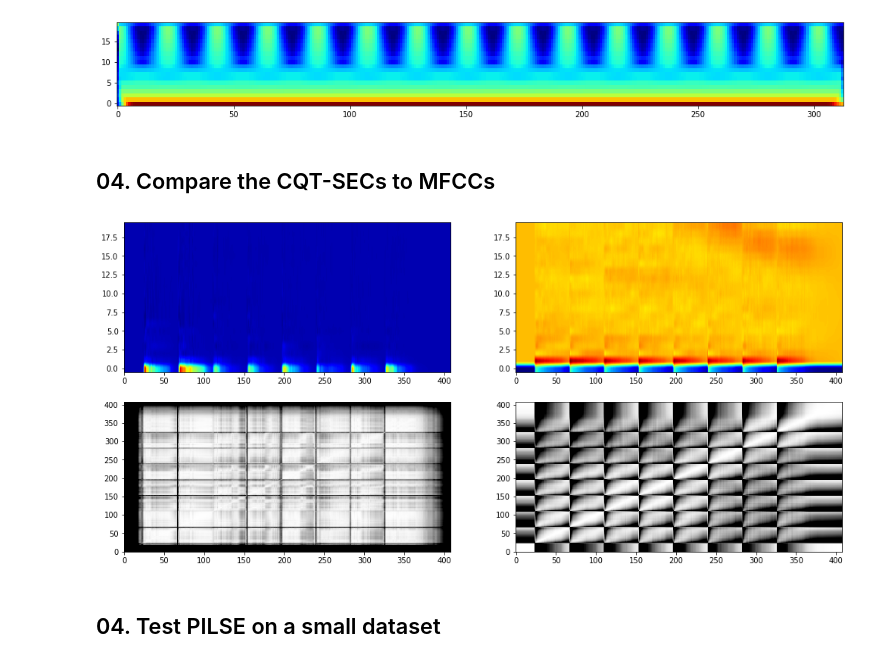
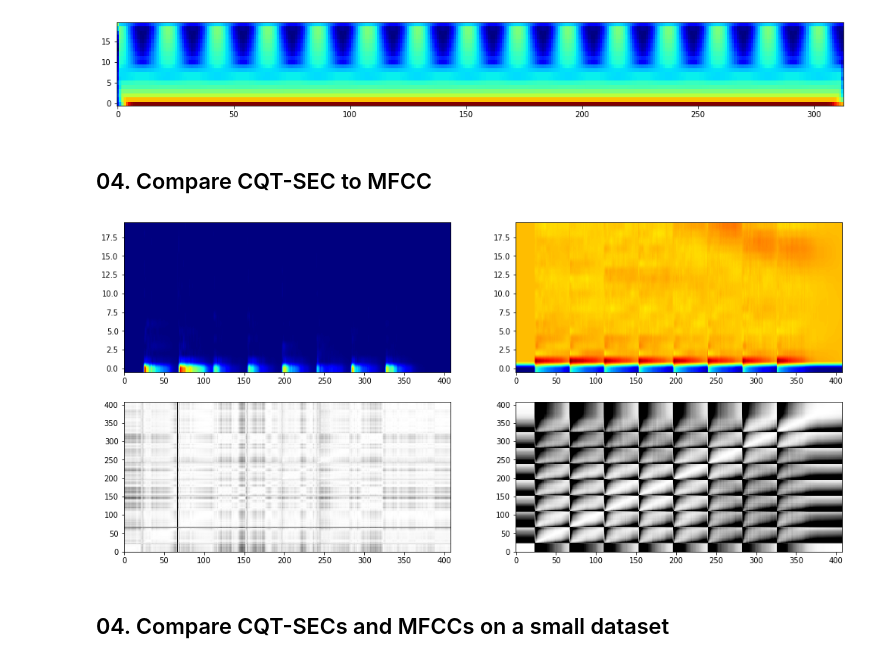
Before and after one commit to zafarrafii/CQHC-Python, a Jupyter notebook: CQT-SEC-Python.ipynb, the cells around one changed output. Drawn from its saved outputs; the diff is of its cells as text; code cells hidden in the pictures.

Commit message:
Doing comparison with MFCCs and CQT-SECs.

```diff
--- a/CQT-SEC-Python.ipynb
+++ b/CQT-SEC-Python.ipynb
@@ -467,7 +467,7 @@ plt.show()
 [figure]
 [figure]
 # %% [markdown]
-## 04. Compare the CQT-SECs to MFCCs
+## 04. Compare CQT-SEC to MFCC
 # %%
 import numpy as np
 import librosa
@@ -488,7 +488,6 @@ def cqtsec(audio_signal, sampling_frequency):
                                          bins_per_octave=octave_resolution))
 
     # Compute the FT of the columns in the CQT-spectrogram and its magnitude
-    number_frequencies = np.shape(cqt_spectrogram)[0]
     ftcqt_spectrogram = np.fft.fft(cqt_spectrogram, 2*number_frequencies-1, axis=0)
     absftcqt_spectrogram = abs(ftcqt_spectrogram)
 
@@ -502,9 +501,10 @@ def cqtsec(audio_signal, sampling_frequency):
                                        axis=0)[0:number_frequencies, :])
 
     # Get the indices of the CQT-SEC and extract them
-    coefficient_indices = np.round(octave_resolution*np.log2(np.arange(1, number_harmonics+1))).astype(int)
+    number_coefficients = 20
+    coefficient_indices = np.round(octave_resolution*np.log2(np.arange(1, number_coefficients+1))).astype(int)
     cqt_sec = cqt_envelope[coefficient_indices, :]
-#     cqt_sec[cqt_sec<0] = 0
+    cqt_sec[cqt_sec<0] = 0
 
     return cqt_sec
 
@@ -521,50 +521,46 @@ def mfcc(audio_signal, sampling_frequency):
 
 
 # Define a function to compute a self-similarity matrix using the cosine similarity
 def ssm(audio_feature):
 
     # Normalize the columns by their Euclidean norm
-    audio_feature0 = audio_feature/(np.sqrt(np.sum(np.power(audio_feature, 2), axis=0))+0.001)
+    audio_feature0 = audio_feature/(np.sqrt(np.sum(np.power(audio_feature, 2), axis=0))+1e-16)
 
     # Multiple the normalized columns with each other
     similarity_matrix = np.matmul(audio_feature0.T, audio_feature0)
 
     return similarity_matrix
 
 
 # Load an audio file with its sampling frequency, and keep only its left channel
-file_path = r"94812__digifishmusic__c4-major-scale-piano.wav"
-# file_path = r"557469__oleviolin__d-scale-violin.wav"
+file_path = r'94812__digifishmusic__c4-major-scale-piano.wav'
+# file_path = r'557469__oleviolin__d-scale-violin.wav'
 sampling_frequency = 16000
 audio_signal, sampling_frequency = librosa.load(file_path, sr=None, mono=True)
 
-# Compute the CQT-SEC
+# Compute the CQT-SECs and the MFCCs
 cqt_sec = cqtsec(audio_signal, sampling_frequency)
-
-# Compute the self-similarity matrix using the cosine similarity
-similarity_matrix = ssm(cqt_sec)
-
-# Compute the MFCCs
 audio_mfcc = mfcc(audio_signal, sampling_frequency)
 
-# Compute the self-similarity matrix using the cosine similarity
+# Compute the self-similarity matrices using the cosine similarity
+similarity_matrix = ssm(cqt_sec)
 similarity_matrix2 = ssm(audio_mfcc)
 
 # Display everything
 plt.figure(figsize=(17, 8))
 plt.subplot(2, 2, 1)
-plt.imshow(cqt_sec, cmap="jet", aspect="auto", origin="lower")
+plt.imshow(cqt_sec, cmap='jet', aspect='auto', origin='lower')
 plt.subplot(2, 2, 2)
-plt.imshow(audio_mfcc, cmap="jet", aspect="auto", origin="lower")
+plt.imshow(audio_mfcc, cmap='jet', aspect='auto', origin='lower')
 plt.subplot(2, 2, 3)
-plt.imshow(similarity_matrix, cmap="gray", aspect="auto", origin="lower", vmin=0.9, vmax=1)
+plt.imshow(similarity_matrix, cmap='gray', aspect='auto', origin='lower', vmin=0.9, vmax=1)
 plt.subplot(2, 2, 4)
-plt.imshow(similarity_matrix2, cmap="gray", aspect="auto", origin="lower", vmin=0.9, vmax=1)
+plt.imshow(similarity_matrix2, cmap='gray', aspect='auto', origin='lower', vmin=0.9, vmax=1)
 plt.show()
 # %% [output]
-[figure, old version]
+[figure, new version]
 # %% [markdown]
-## 04. Test PILSE on a small dataset
+## 04. Compare CQT-SECs and MFCCs on a small dataset
 # %%
 # import os
 # from shutil import copyfile
```
Also changed, not shown: parts of 15 cells of this notebook, 1 other file.
